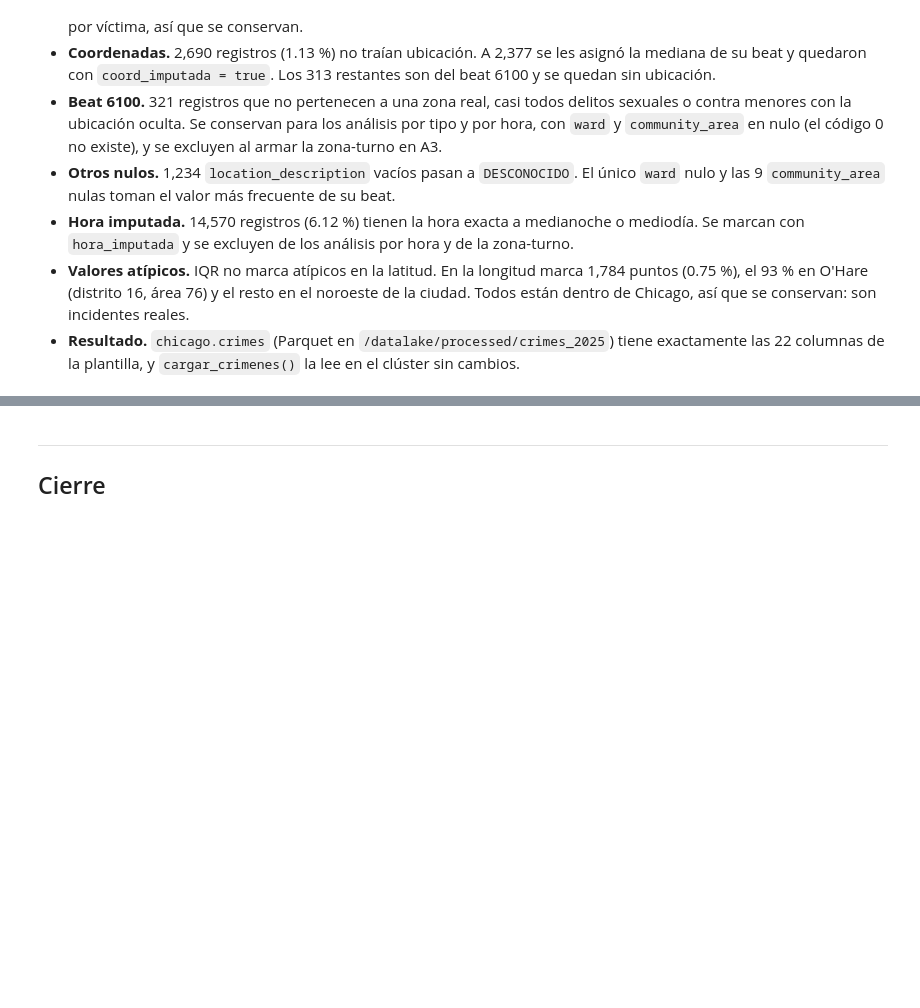
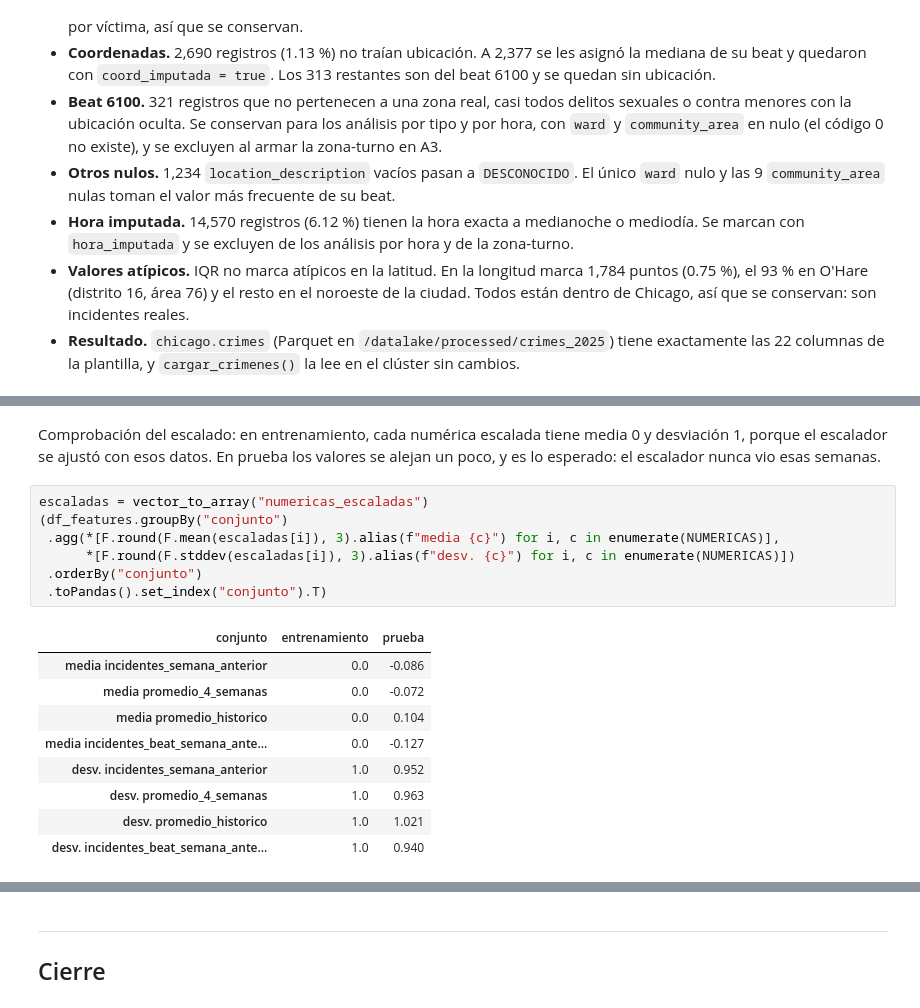
Before and after one commit to valentinodepaola/proyecto-integrador-big-data, a Jupyter notebook: notebooks/fase3_pipeline.ipynb, the cells around one changed output, grey strips where cells are left out. Drawn from its saved outputs; the diff is of its cells as text; blank space fills up the shorter version.

```diff
--- a/notebooks/fase3_pipeline.ipynb
+++ b/notebooks/fase3_pipeline.ipynb
@@ -603,0 +836,19 @@ root
+# %% [markdown]
+Comprobación del escalado: en entrenamiento, cada numérica escalada tiene media 0 y desviación 1, porque el escalador se ajustó con esos datos. En prueba los valores se alejan un poco, y es lo esperado: el escalador nunca vio esas semanas.
+# %%
+escaladas = vector_to_array("numericas_escaladas")
+(df_features.groupBy("conjunto")
+ .agg(*[F.round(F.mean(escaladas[i]), 3).alias(f"media {c}") for i, c in enumerate(NUMERICAS)],
+      *[F.round(F.stddev(escaladas[i]), 3).alias(f"desv. {c}") for i, c in enumerate(NUMERICAS)])
+ .orderBy("conjunto")
+ .toPandas().set_index("conjunto").T)
+# %% [output]
+| conjunto | entrenamiento | prueba |
+| media incidentes_semana_anterior | 0.0 | -0.086 |
+| media promedio_4_semanas | 0.0 | -0.072 |
+| media promedio_historico | 0.0 | 0.104 |
+| media incidentes_beat_semana_ante... | 0.0 | -0.127 |
+| desv. incidentes_semana_anterior | 1.0 | 0.952 |
+| desv. promedio_4_semanas | 1.0 | 0.963 |
+| desv. promedio_historico | 1.0 | 1.021 |
+| desv. incidentes_beat_semana_ante... | 1.0 | 0.940 |
```
Also changed, not shown: parts of 25 cells of this notebook, 1 other file.
